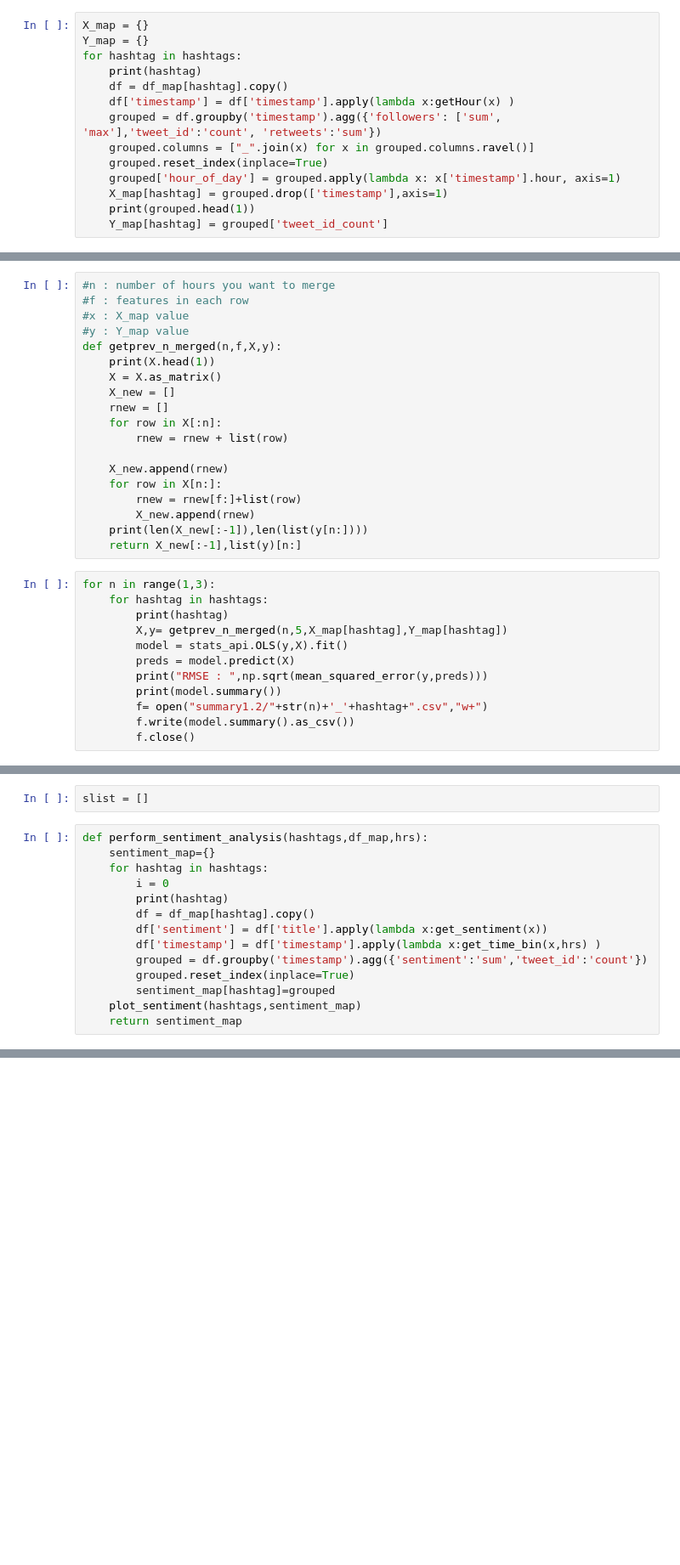
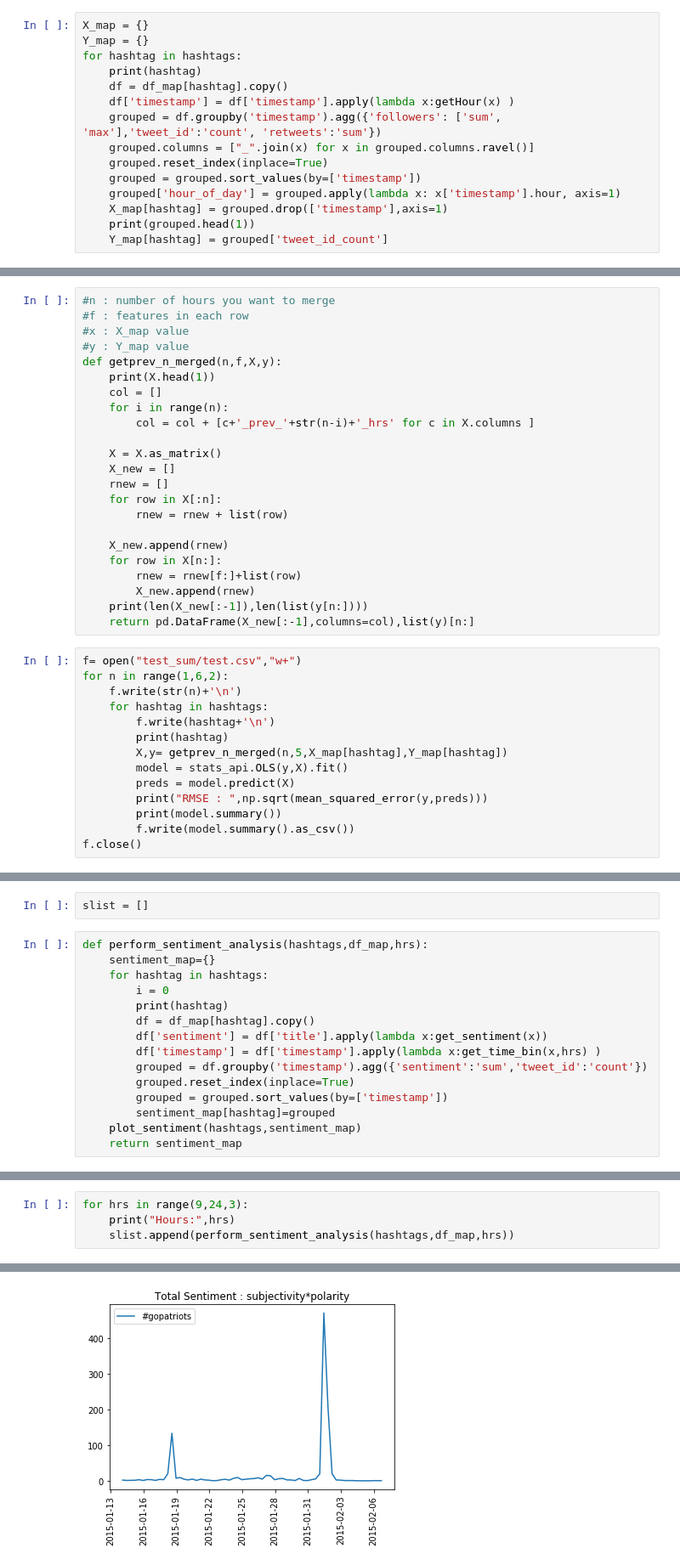
Before and after one commit to TSatyaVasanthReddy/TwitterPopularityPrediction, a Jupyter notebook: code_satya.ipynb, the cells around one changed output, grey strips where cells are left out. Shown at 85% size. Drawn from its saved outputs; the diff is of its cells as text; blank space fills up the shorter version.

Commit message:
Regression data saved

```diff
--- a/code_satya.ipynb
+++ b/code_satya.ipynb
@@ -210,6 +204,7 @@ for hashtag in hashtags:
     grouped = df.groupby('timestamp').agg({'followers': ['sum', 'max'],'tweet_id':'count', 'retweets':'sum'})
     grouped.columns = ["_".join(x) for x in grouped.columns.ravel()]
     grouped.reset_index(inplace=True)
+    grouped = grouped.sort_values(by=['timestamp'])
     grouped['hour_of_day'] = grouped.apply(lambda x: x['timestamp'].hour, axis=1)
     X_map[hashtag] = grouped.drop(['timestamp'],axis=1)
     print(grouped.head(1))
@@ -241,6 +236,10 @@ for hashtag in hashtags:
 #y : Y_map value
 def getprev_n_merged(n,f,X,y):
     print(X.head(1))
+    col = []
+    for i in range(n):
+        col = col + [c+'_prev_'+str(n-i)+'_hrs' for c in X.columns ]
+
     X = X.as_matrix()
     X_new = []
     rnew = []
@@ -252,19 +251,21 @@ def getprev_n_merged(n,f,X,y):
         rnew = rnew[f:]+list(row)
         X_new.append(rnew)
     print(len(X_new[:-1]),len(list(y[n:])))
-    return X_new[:-1],list(y)[n:]
+    return pd.DataFrame(X_new[:-1],columns=col),list(y)[n:]
 # %%
-for n in range(1,3):
+f= open("test_sum/test.csv","w+")
+for n in range(1,6,2):
+    f.write(str(n)+'\n')
     for hashtag in hashtags:
+        f.write(hashtag+'\n')
         print(hashtag)
         X,y= getprev_n_merged(n,5,X_map[hashtag],Y_map[hashtag])
         model = stats_api.OLS(y,X).fit()
         preds = model.predict(X)
         print("RMSE : ",np.sqrt(mean_squared_error(y,preds)))
         print(model.summary())
-        f= open("summary1.2/"+str(n)+'_'+hashtag+".csv","w+")
         f.write(model.summary().as_csv())
-        f.close()
+f.close()
 # %% [output]
 #gopatriots
    followers_sum  followers_max  tweet_id_count  retweets_sum  hour_of_day
@@ -327,6 +328,7 @@ def perform_sentiment_analysis(hashtags,df_map,hrs):
         df['timestamp'] = df['timestamp'].apply(lambda x:get_time_bin(x,hrs) )
         grouped = df.groupby('timestamp').agg({'sentiment':'sum','tweet_id':'count'})
         grouped.reset_index(inplace=True)
+        grouped = grouped.sort_values(by=['timestamp'])
         sentiment_map[hashtag]=grouped
     plot_sentiment(hashtags,sentiment_map)
     return sentiment_map
@@ -363,3 +365,8 @@ for hrs in range(1,6):
 [figure]
 [figure]
 ... (53 outputs left out)
+# %%
+for hrs in range(9,24,3):
+    print("Hours:",hrs)
+    slist.append(perform_sentiment_analysis(hashtags,df_map,hrs))
+# %% [output]
@@ -365,0 +390 @@ for hrs in range(1,6):
+[figure, added]
```
Also changed, not shown: parts of 4 cells of this notebook, 25 other files.
